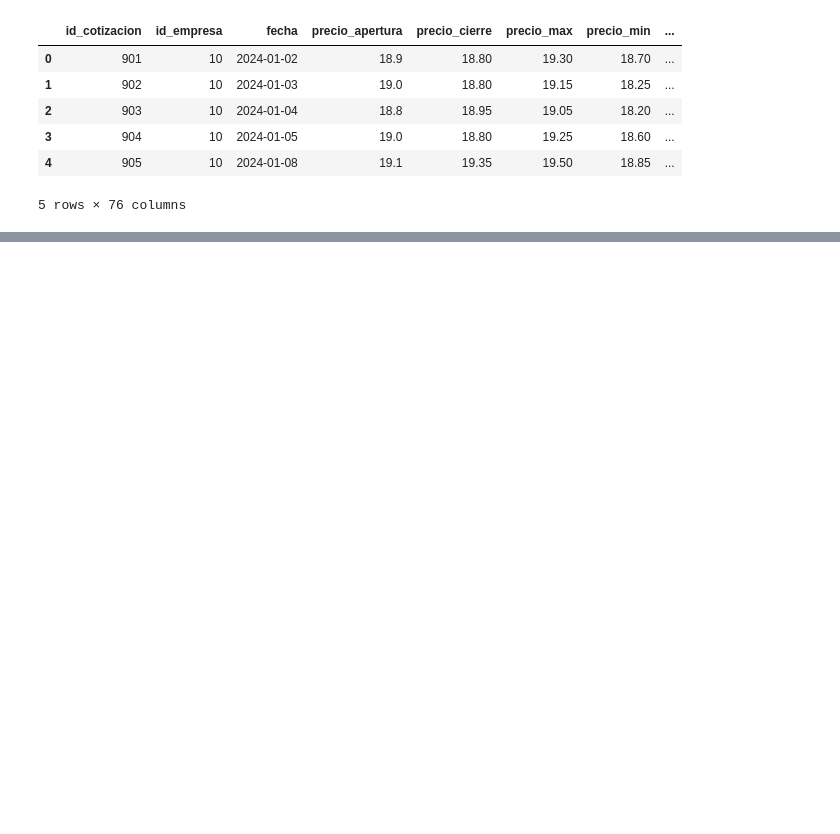
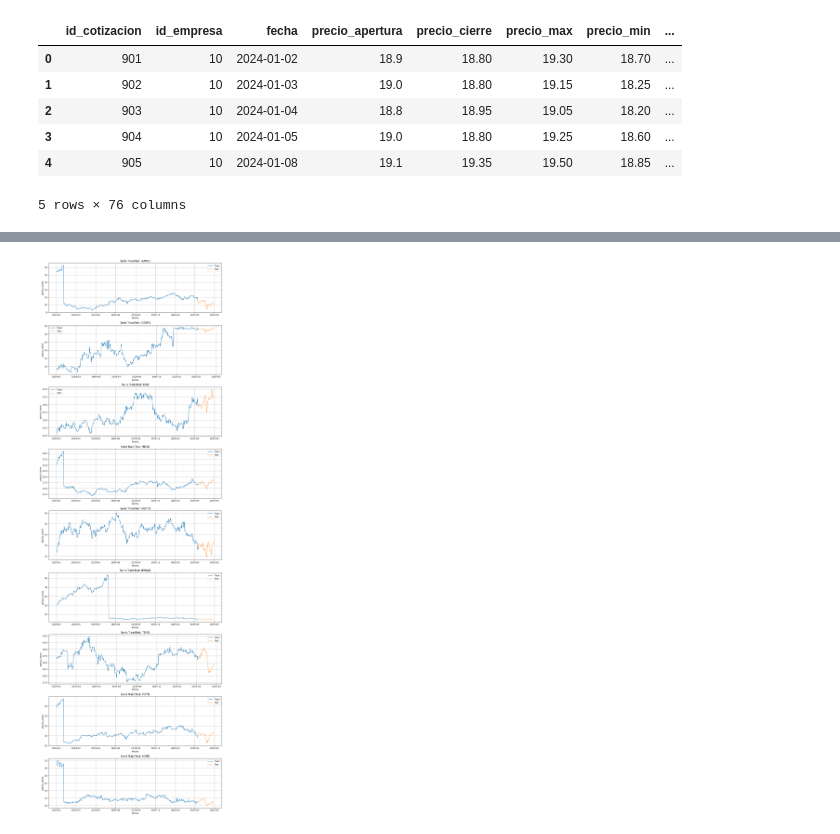
Before and after one commit to lmbsoft/patagonia-scrappers, a Jupyter notebook: fede/modelo_st.ipynb, the cells around one changed output, grey strips where cells are left out. Drawn from its saved outputs; the diff is of its cells as text; code cells hidden in the pictures; blank space fills up the shorter version.

```diff
--- a/fede/modelo_st.ipynb
+++ b/fede/modelo_st.ipynb
@@ -8,8 +10,8 @@ base_dir = Path().resolve()
 # Rutas de CSVs
 path_csv_dataset = base_dir.parent / "franco" / "data_set_integrado_modelo_final_futuro_binario.csv"
 # %%
-df = pd.read_csv(path_csv_dataset)
-df.head()
+df_raw = pd.read_csv(path_csv_dataset)
+df_raw.head()
 # %% [output]
 |  | id_cotizacion | id_empresa | fecha | precio_apertura | precio_cierre | precio_max | precio_min | ... |
 | 0 | 901 | 10 | 2024-01-02 | 18.9 | 18.80 | 19.30 | 18.70 | ... |
@@ -43,3 +22,0 @@ df_apple = df_apple.set_index('fecha')
-# %%
-# Crear un rango diario completo desde la fecha mínima a la máxima
-rango_fechas = pd.date_range(start=df_apple.index.min(), end=df_apple.index.max(), freq='D')
@@ -100,0 +23,4 @@ Using 3 cpus for n_jobs.
+# %%
+df = df_raw.copy()
+
+empresas = df['nombre'].unique().tolist()
@@ -100,0 +61,5 @@ Using 3 cpus for n_jobs.
+# %%
+df_por_empresa = {
+    empresa.lower(): recorte_df(df, empresa)
+    for empresa in empresas
+}
@@ -100,0 +84,20 @@ Using 3 cpus for n_jobs.
+# %%
+fig, axes = plt.subplots(nrows=len(df_por_empresa), ncols=1, figsize=(12, 4 * len(df_por_empresa)))
+
+for ax, (nombre, df_empresa) in zip(axes, df_por_empresa.items()):
+    corte = int(len(df_empresa) * 0.9)
+    train = df_empresa.iloc[:corte]
+    test = df_empresa.iloc[corte:]
+
+    ax.plot(train['fecha'], train['precio_cierre'], label='Train')
+    ax.plot(test['fecha'], test['precio_cierre'], label='Test', linestyle='--')
+    ax.set_title(f'Serie Train/Test: {nombre.upper()}')
+    ax.set_xlabel('Fecha')
+    ax.set_ylabel('precio_cierre')
+    ax.legend()
+    ax.grid(True)
+
+plt.tight_layout()
+plt.show()
+# %% [output]
+[figure, added]
```
Also changed, not shown: parts of 30 cells of this notebook.
